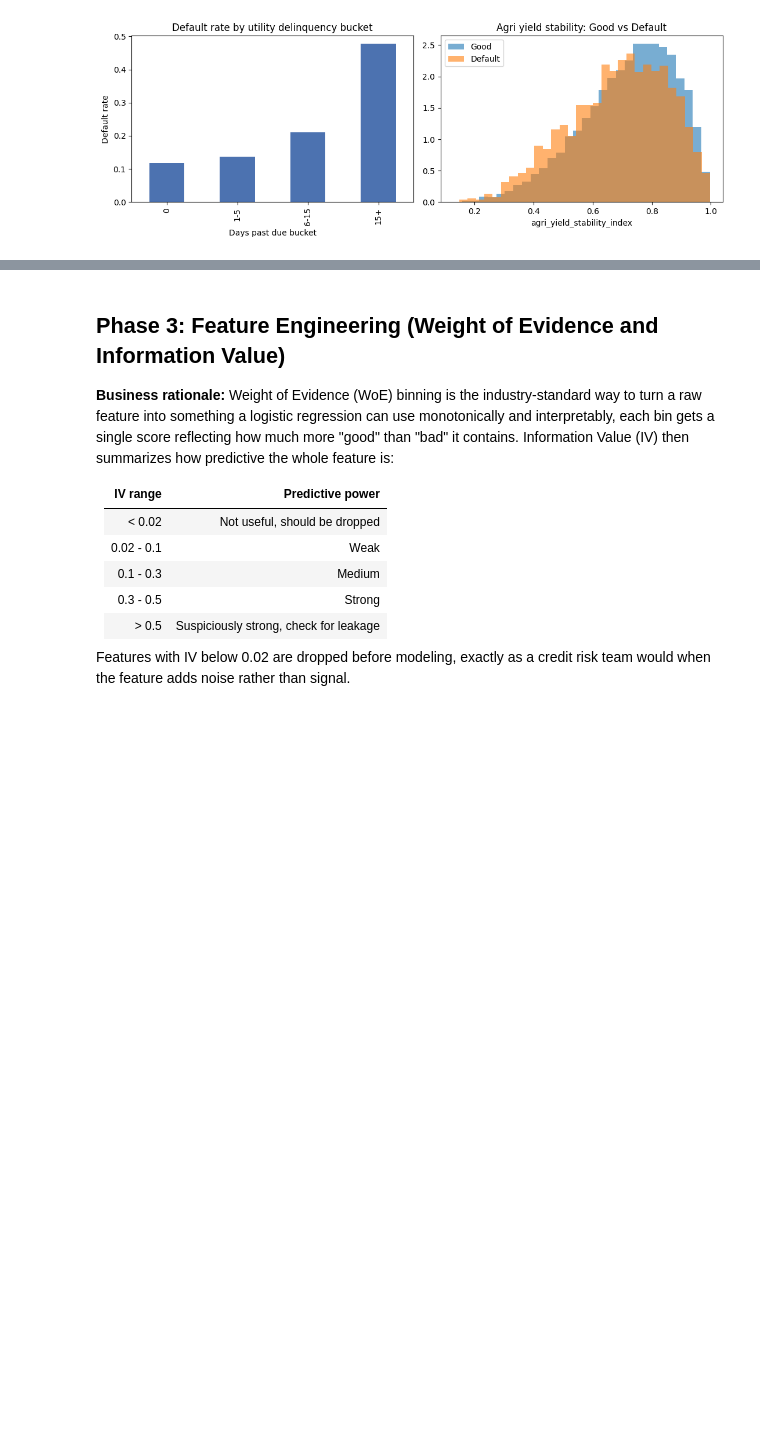
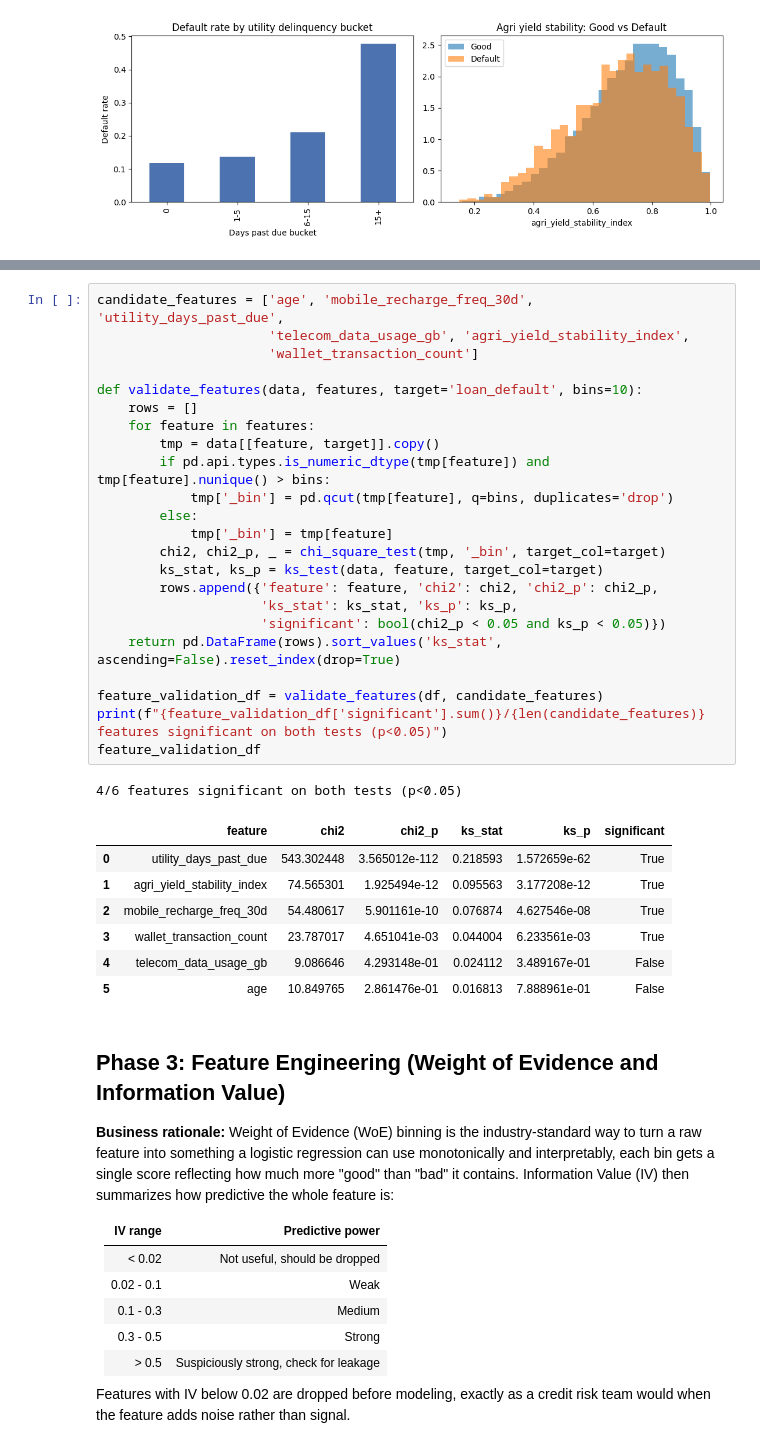
Before and after one commit to dietcoke-17/Thin-File-Credit-Underwriting-Model, a Jupyter notebook: notebooks/thin_file_credit_scorecard.ipynb, the cells around one changed output, grey strips where cells are left out. Cells and saved outputs as stored; diff of their text form; blank space fills up the shorter version.

```diff
--- a/notebooks/thin_file_credit_scorecard.ipynb
+++ b/notebooks/thin_file_credit_scorecard.ipynb
@@ -180,3 +184,35 @@ plt.show()
+# %%
+candidate_features = ['age', 'mobile_recharge_freq_30d', 'utility_days_past_due',
+                      'telecom_data_usage_gb', 'agri_yield_stability_index',
+                      'wallet_transaction_count']
+
+def validate_features(data, features, target='loan_default', bins=10):
+    rows = []
+    for feature in features:
+        tmp = data[[feature, target]].copy()
+        if pd.api.types.is_numeric_dtype(tmp[feature]) and tmp[feature].nunique() > bins:
+            tmp['_bin'] = pd.qcut(tmp[feature], q=bins, duplicates='drop')
+        else:
+            tmp['_bin'] = tmp[feature]
+        chi2, chi2_p, _ = chi_square_test(tmp, '_bin', target_col=target)
+        ks_stat, ks_p = ks_test(data, feature, target_col=target)
+        rows.append({'feature': feature, 'chi2': chi2, 'chi2_p': chi2_p,
+                     'ks_stat': ks_stat, 'ks_p': ks_p,
+                     'significant': bool(chi2_p < 0.05 and ks_p < 0.05)})
+    return pd.DataFrame(rows).sort_values('ks_stat', ascending=False).reset_index(drop=True)
+
+feature_validation_df = validate_features(df, candidate_features)
+print(f"{feature_validation_df['significant'].sum()}/{len(candidate_features)} features significant on both tests (p<0.05)")
+feature_validation_df
+# %% [output]
+4/6 features significant on both tests (p<0.05)
+|  | feature | chi2 | chi2_p | ks_stat | ks_p | significant |
+| 0 | utility_days_past_due | 543.302448 | 3.565012e-112 | 0.218593 | 1.572659e-62 | True |
+| 1 | agri_yield_stability_index | 74.565301 | 1.925494e-12 | 0.095563 | 3.177208e-12 | True |
+| 2 | mobile_recharge_freq_30d | 54.480617 | 5.901161e-10 | 0.076874 | 4.627546e-08 | True |
+| 3 | wallet_transaction_count | 23.787017 | 4.651041e-03 | 0.044004 | 6.233561e-03 | True |
+| 4 | telecom_data_usage_gb | 9.086646 | 4.293148e-01 | 0.024112 | 3.489167e-01 | False |
+| 5 | age | 10.849765 | 2.861476e-01 | 0.016813 | 7.888961e-01 | False |
 # %% [markdown]
 ## Phase 3: Feature Engineering (Weight of Evidence and Information Value)
 
```
Also changed, not shown: parts of 7 cells of this notebook, 10 other files.
